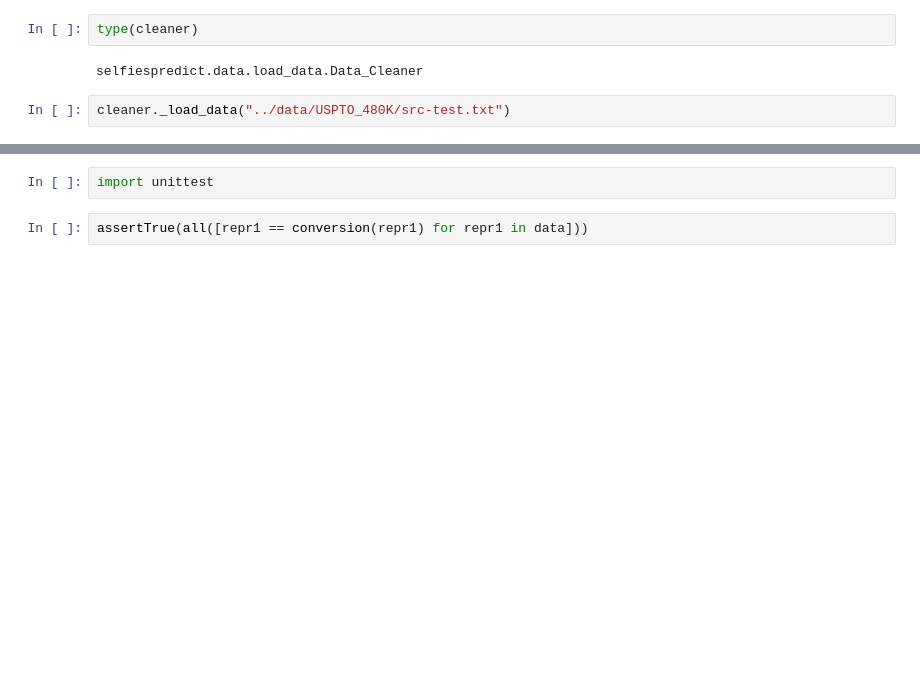
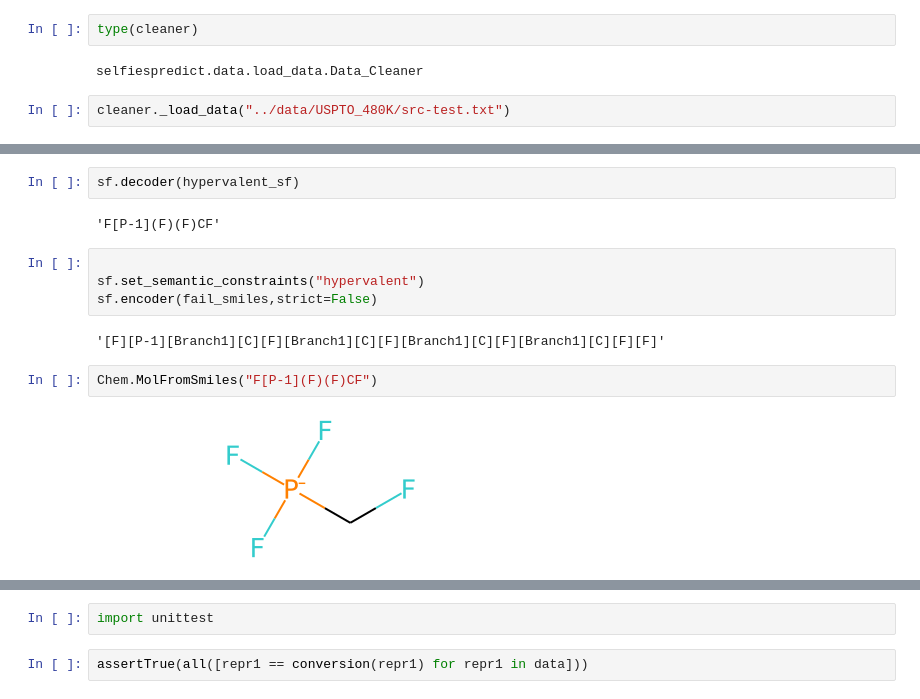
Before and after one commit to bananenpampe/selfiespredict, a Jupyter notebook: Untitled1.ipynb, the cells around one changed output, grey strips where cells are left out. Cells and saved outputs as stored; diff of their text form; blank space fills up the shorter version.

```diff
--- a/Untitled1.ipynb
+++ b/Untitled1.ipynb
@@ -93,0 +141,14 @@ cleaner._load_data("../data/USPTO_480K/src-test.txt")
+# %%
+sf.decoder(hypervalent_sf)
+# %% [output]
+'F[P-1](F)(F)CF'
+# %%
+
+sf.set_semantic_constraints("hypervalent")
+sf.encoder(fail_smiles,strict=False)
+# %% [output]
+'[F][P-1][Branch1][C][F][Branch1][C][F][Branch1][C][F][Branch1][C][F][F]'
+# %%
+Chem.MolFromSmiles("F[P-1](F)(F)CF")
+# %% [output]
+[figure, added]
```
Also changed, not shown: parts of 19 cells of this notebook, 5 other files.
